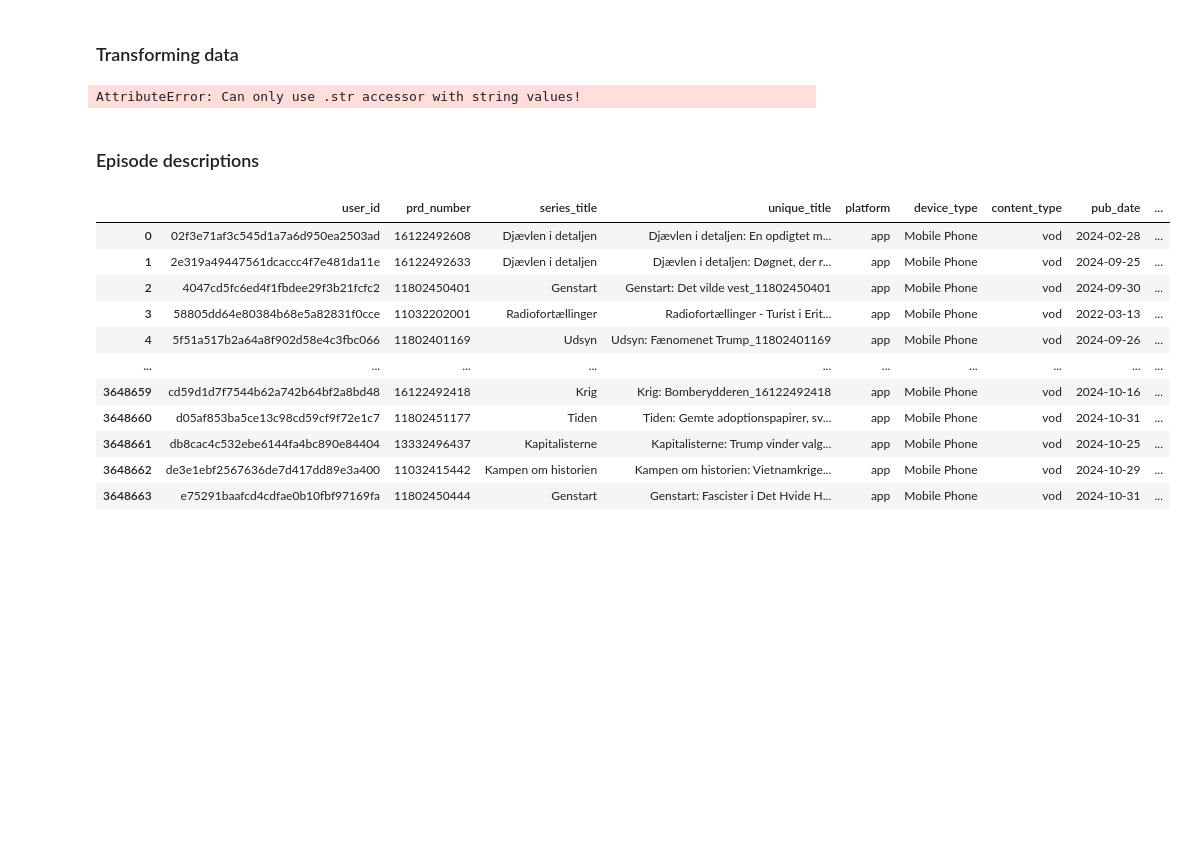
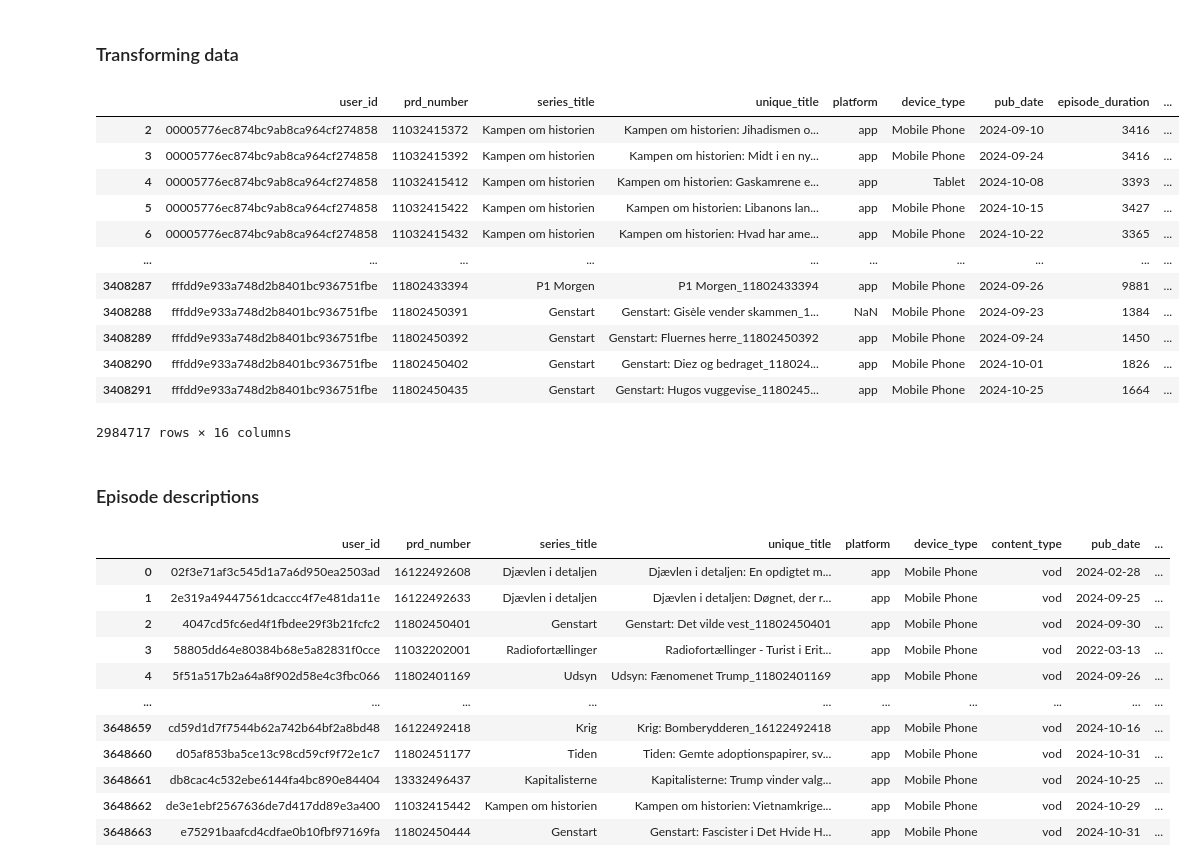
Before and after one commit to SebWae/dr-podcast-recsys-bsc-project, a Jupyter notebook: podcast_eda.ipynb, the cells around one changed output. Drawn from its saved outputs; the diff is of its cells as text; code cells hidden in the pictures; blank space fills up the shorter version.

```diff
--- a/podcast_eda.ipynb
+++ b/podcast_eda.ipynb
@@ -95,40 +111,50 @@ cts_grp_df
 ### Transforming data
 # %%
 # defining df as transformed_df
-transformed_df = filtered_df
+transformed_df = cts_grp_df.copy()
 
 # transforming episode duration to float
 transformed_df["episode_duration"] = (
-    filtered_df["episode_duration"]
+    transformed_df["episode_duration"]
     .astype(int)
 )
 
 # splitting the Date:Time column into two separate columns
-transformed_df[["date", "time"]] = filtered_df["date_time"].str.split("|", expand=True)
-transformed_df["date"] = transformed_df["date"].str.replace(":", "-")
-transformed_df["date"] = pd.to_datetime(transformed_df["date"], format="%d-%m-%Y")
-transformed_df["time"] = transformed_df["time"].str.zfill(5)
+transformed_df["date"] = transformed_df["date_time"].dt.strftime("%Y-%m-%d")
+transformed_df["time"] = transformed_df["date_time"].dt.strftime("%H:%M:%S")
 transformed_df.drop(columns=["date_time"], inplace=True)
 
-# filter out dates that are before
+# filter out dates that are outside desired range
 start_date = "2024-09-02"
 end_date = "2024-12-01"
 transformed_df = transformed_df[(transformed_df["date"] >= start_date) & (transformed_df["date"] <= end_date)]
 
 # computing completion rate
 transformed_df["completion_rate"] = np.where(
     transformed_df["content_time_spent"] > transformed_df["episode_duration"],
     1,
     transformed_df["content_time_spent"] / transformed_df["episode_duration"]
 )
 
 # renaming variable values
 transformed_df["platform"] = df["platform"].replace({"mobile web": "Web"})
 transformed_df["device_type"] = df["device_type"].replace({"Other": "PC"})
 
 
 # TODO: split "unik titel" column to obtain episode title
 
 transformed_df
 # %% [output]
+|  | user_id | prd_number | series_title | unique_title | platform | device_type | pub_date | episode_duration | ... |
+| 2 | 00005776ec874bc9ab8ca964cf274858 | 11032415372 | Kampen om historien | Kampen om historien: Jihadismen o... | app | Mobile Phone | 2024-09-10 | 3416 | ... |
+| 3 | 00005776ec874bc9ab8ca964cf274858 | 11032415392 | Kampen om historien | Kampen om historien: Midt i en ny... | app | Mobile Phone | 2024-09-24 | 3416 | ... |
+| 4 | 00005776ec874bc9ab8ca964cf274858 | 11032415412 | Kampen om historien | Kampen om historien: Gaskamrene e... | app | Tablet | 2024-10-08 | 3393 | ... |
+| 5 | 00005776ec874bc9ab8ca964cf274858 | 11032415422 | Kampen om historien | Kampen om historien: Libanons lan... | app | Mobile Phone | 2024-10-15 | 3427 | ... |
+| 6 | 00005776ec874bc9ab8ca964cf274858 | 11032415432 | Kampen om historien | Kampen om historien: Hvad har ame... | app | Mobile Phone | 2024-10-22 | 3365 | ... |
+| ... | ... | ... | ... | ... | ... | ... | ... | ... | ... |
+| 3408287 | fffdd9e933a748d2b8401bc936751fbe | 11802433394 | P1 Morgen | P1 Morgen_11802433394 | app | Mobile Phone | 2024-09-26 | 9881 | ... |
+| 3408288 | fffdd9e933a748d2b8401bc936751fbe | 11802450391 | Genstart | Genstart: Gisèle vender skammen_1... | NaN | Mobile Phone | 2024-09-23 | 1384 | ... |
+| 3408289 | fffdd9e933a748d2b8401bc936751fbe | 11802450392 | Genstart | Genstart: Fluernes herre_11802450392 | app | Mobile Phone | 2024-09-24 | 1450 | ... |
+| 3408290 | fffdd9e933a748d2b8401bc936751fbe | 11802450402 | Genstart | Genstart: Diez og bedraget_118024... | app | Mobile Phone | 2024-10-01 | 1826 | ... |
+| 3408291 | fffdd9e933a748d2b8401bc936751fbe | 11802450435 | Genstart | Genstart: Hugos vuggevise_1180245... | app | Mobile Phone | 2024-10-25 | 1664 | ... |
-AttributeError: Can only use .str accessor with string values!
+2984717 rows × 16 columns
```
Also changed, not shown: parts of 7 cells of this notebook.
